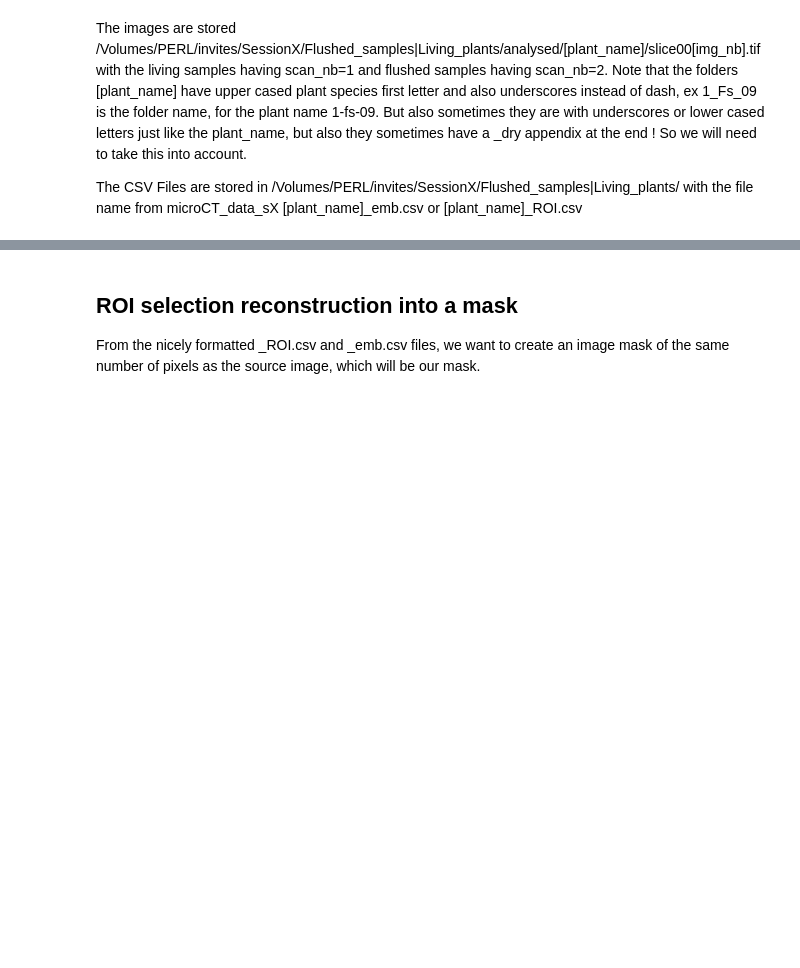
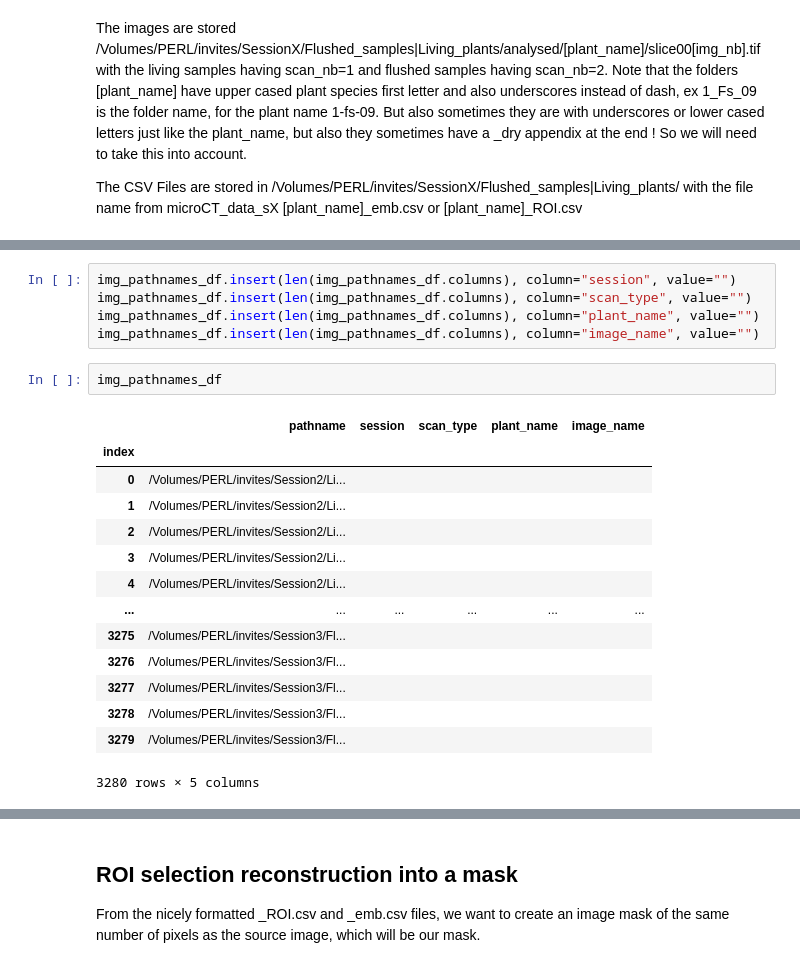
Before and after one commit to theophanemayaud/EPFL-ML-for-science-embolism-detection, a Jupyter notebook: th_csvROI-EMB_to_labelVectors.ipynb, the cells around one changed output, grey strips where cells are left out. Drawn from its saved outputs; the diff is of its cells as text; blank space fills up the shorter version.

```diff
--- a/th_csvROI-EMB_to_labelVectors.ipynb
+++ b/th_csvROI-EMB_to_labelVectors.ipynb
@@ -123,0 +130,22 @@ img_pathnames_df
+# %%
+img_pathnames_df.insert(len(img_pathnames_df.columns), column="session", value="")
+img_pathnames_df.insert(len(img_pathnames_df.columns), column="scan_type", value="")
+img_pathnames_df.insert(len(img_pathnames_df.columns), column="plant_name", value="")
+img_pathnames_df.insert(len(img_pathnames_df.columns), column="image_name", value="")
+# %%
+img_pathnames_df
+# %% [output]
+|  | pathname | session | scan_type | plant_name | image_name |
+| index |  |  |  |  |  |
+| 0 | /Volumes/PERL/invites/Session2/Li... |  |  |  |  |
+| 1 | /Volumes/PERL/invites/Session2/Li... |  |  |  |  |
+| 2 | /Volumes/PERL/invites/Session2/Li... |  |  |  |  |
+| 3 | /Volumes/PERL/invites/Session2/Li... |  |  |  |  |
+| 4 | /Volumes/PERL/invites/Session2/Li... |  |  |  |  |
+| ... | ... | ... | ... | ... | ... |
+| 3275 | /Volumes/PERL/invites/Session3/Fl... |  |  |  |  |
+| 3276 | /Volumes/PERL/invites/Session3/Fl... |  |  |  |  |
+| 3277 | /Volumes/PERL/invites/Session3/Fl... |  |  |  |  |
+| 3278 | /Volumes/PERL/invites/Session3/Fl... |  |  |  |  |
+| 3279 | /Volumes/PERL/invites/Session3/Fl... |  |  |  |  |
+3280 rows × 5 columns
```
Also changed, not shown: parts of 13 cells of this notebook, 1 other file.
